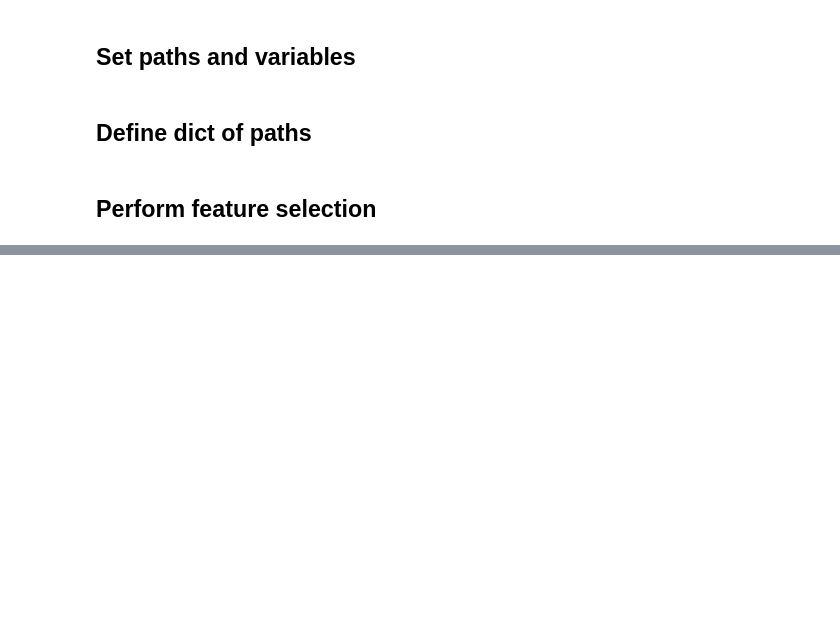
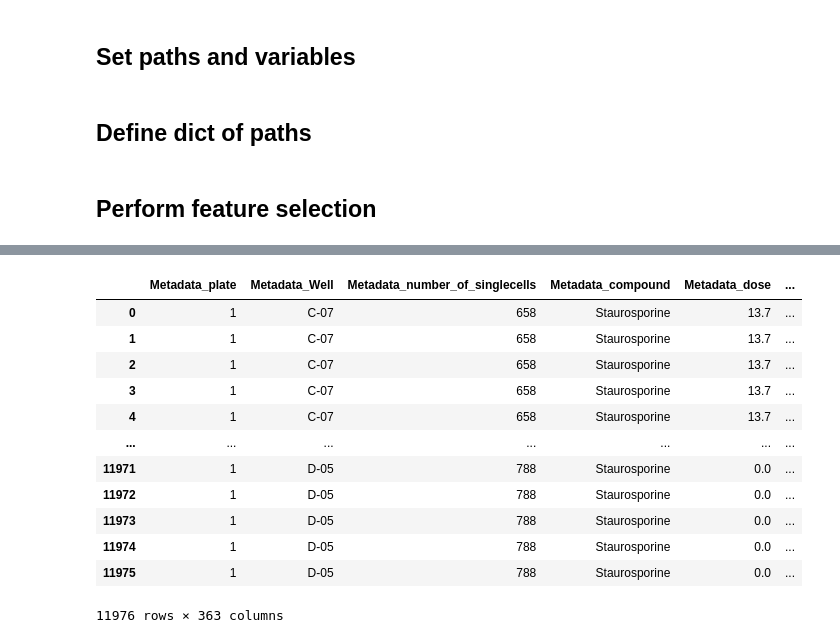
Before and after one commit to WayScience/live_cell_timelapse_apoptosis, a Jupyter notebook: 4.process_features/notebooks/3.feature_select_sc.ipynb, the cells around one changed output, grey strips where cells are left out. Cells and saved outputs as stored; diff of their text form; code cells hidden in the pictures; blank space fills up the shorter version.

```diff
--- a/4.process_features/notebooks/3.feature_select_sc.ipynb
+++ b/4.process_features/notebooks/3.feature_select_sc.ipynb
@@ -97,0 +98,18 @@ Features have been selected for PBMC cells and saved to run_20231017ChromaLive_e
+# %%
+# max pandas columns to display
+pd.set_option("display.max_columns", None)
+feature_select_df
+# %% [output]
+|  | Metadata_plate | Metadata_Well | Metadata_number_of_singlecells | Metadata_compound | Metadata_dose | ... |
+| 0 | 1 | C-07 | 658 | Staurosporine | 13.7 | ... |
+| 1 | 1 | C-07 | 658 | Staurosporine | 13.7 | ... |
+| 2 | 1 | C-07 | 658 | Staurosporine | 13.7 | ... |
+| 3 | 1 | C-07 | 658 | Staurosporine | 13.7 | ... |
+| 4 | 1 | C-07 | 658 | Staurosporine | 13.7 | ... |
+| ... | ... | ... | ... | ... | ... | ... |
+| 11971 | 1 | D-05 | 788 | Staurosporine | 0.0 | ... |
+| 11972 | 1 | D-05 | 788 | Staurosporine | 0.0 | ... |
+| 11973 | 1 | D-05 | 788 | Staurosporine | 0.0 | ... |
+| 11974 | 1 | D-05 | 788 | Staurosporine | 0.0 | ... |
+| 11975 | 1 | D-05 | 788 | Staurosporine | 0.0 | ... |
+11976 rows × 363 columns
```
Also changed, not shown: parts of 1 cell of this notebook, 7 other files.
